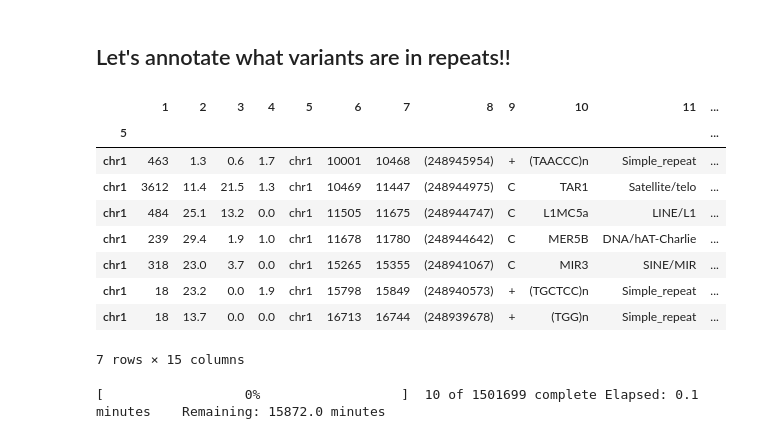
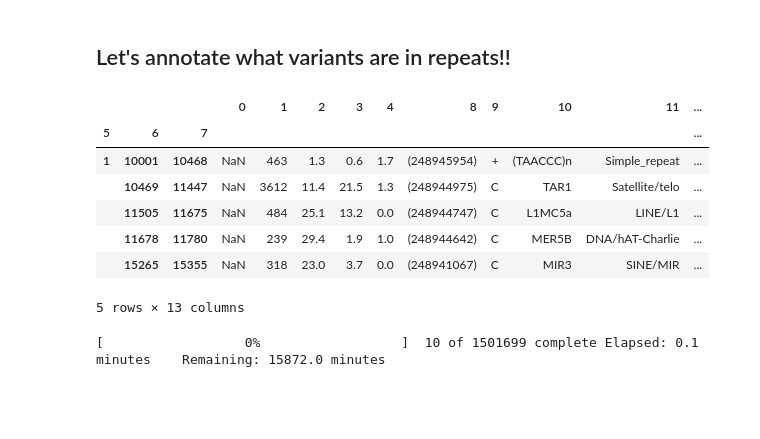
Before and after one commit to ryananeff/ipython-neff-davislab, a Jupyter notebook: comp_samples_support_ASHG.ipynb, the cells around one changed output. Drawn from its saved outputs; the diff is of its cells as text; code cells hidden in the pictures; blank space fills up the shorter version.

```diff
--- a/comp_samples_support_ASHG.ipynb
+++ b/comp_samples_support_ASHG.ipynb
@@ -733,27 +743,31 @@ chrY 3085942826
 repeatmasker = pd.read_csv('/data/projects_gibbons/home/neffra/repeatmasker/hg38.fa.out', sep=' ', skiprows=3, header=None)
 # %%
 repeatmasker = repeatmasker[[True if '(' not in i else False for i in repeatmasker[7]]]
+# %%
+repeatmasker['chr'] = repeatmasker[5].map(lambda x: atoi_grace(x[3:len(x)]))
+repeatmasker[5] = repeatmasker['chr'].copy()
+del repeatmasker['chr']
+repeatmasker.sort(columns=[5], inplace=True)
 # %%
 repeatmasker[6] = repeatmasker[6].astype(int)
+repeatmasker[7] = repeatmasker[7].astype(int)
 # %%
 repeatmasker.set_index([5,6,7], inplace=True)
 # %%
 start_idx = repeatmasker.index.get_level_values(6)
 end_idx = repeatmasker.index.get_level_values(7)
 chr_idx = repeatmasker.index.get_level_values(5)
-# %%
-repeatmasker.loc['chr1']
-# %% [output]
-|  | 1 | 2 | 3 | 4 | 5 | 6 | 7 | 8 | 9 | 10 | 11 | ... |
-| 5 |  |  |  |  |  |  |  |  |  |  |  | ... |
-| chr1 | 463 | 1.3 | 0.6 | 1.7 | chr1 | 10001 | 10468 | (248945954) | + | (TAACCC)n | Simple_repeat | ... |
-| chr1 | 3612 | 11.4 | 21.5 | 1.3 | chr1 | 10469 | 11447 | (248944975) | C | TAR1 | Satellite/telo | ... |
-| chr1 | 484 | 25.1 | 13.2 | 0.0 | chr1 | 11505 | 11675 | (248944747) | C | L1MC5a | LINE/L1 | ... |
-| chr1 | 239 | 29.4 | 1.9 | 1.0 | chr1 | 11678 | 11780 | (248944642) | C | MER5B | DNA/hAT-Charlie | ... |
-| chr1 | 318 | 23.0 | 3.7 | 0.0 | chr1 | 15265 | 15355 | (248941067) | C | MIR3 | SINE/MIR | ... |
-| chr1 | 18 | 23.2 | 0.0 | 1.9 | chr1 | 15798 | 15849 | (248940573) | + | (TGCTCC)n | Simple_repeat | ... |
-| chr1 | 18 | 13.7 | 0.0 | 0.0 | chr1 | 16713 | 16744 | (248939678) | + | (TGG)n | Simple_repeat | ... |
-7 rows × 15 columns
+# %%
+repeatmasker.head()
+# %% [output]
+|  |  |  | 0 | 1 | 2 | 3 | 4 | 8 | 9 | 10 | 11 | ... |
+| 5 | 6 | 7 |  |  |  |  |  |  |  |  |  | ... |
+| 1 | 10001 | 10468 | NaN | 463 | 1.3 | 0.6 | 1.7 | (248945954) | + | (TAACCC)n | Simple_repeat | ... |
+|  | 10469 | 11447 | NaN | 3612 | 11.4 | 21.5 | 1.3 | (248944975) | C | TAR1 | Satellite/telo | ... |
+|  | 11505 | 11675 | NaN | 484 | 25.1 | 13.2 | 0.0 | (248944747) | C | L1MC5a | LINE/L1 | ... |
+|  | 11678 | 11780 | NaN | 239 | 29.4 | 1.9 | 1.0 | (248944642) | C | MER5B | DNA/hAT-Charlie | ... |
+|  | 15265 | 15355 | NaN | 318 | 23.0 | 3.7 | 0.0 | (248941067) | C | MIR3 | SINE/MIR | ... |
+5 rows × 13 columns
 # %%
 pbar = ProgressBar(len(addvararr))
 outarr = []
```
Also changed, not shown: parts of 16 cells of this notebook, 7 other files.
